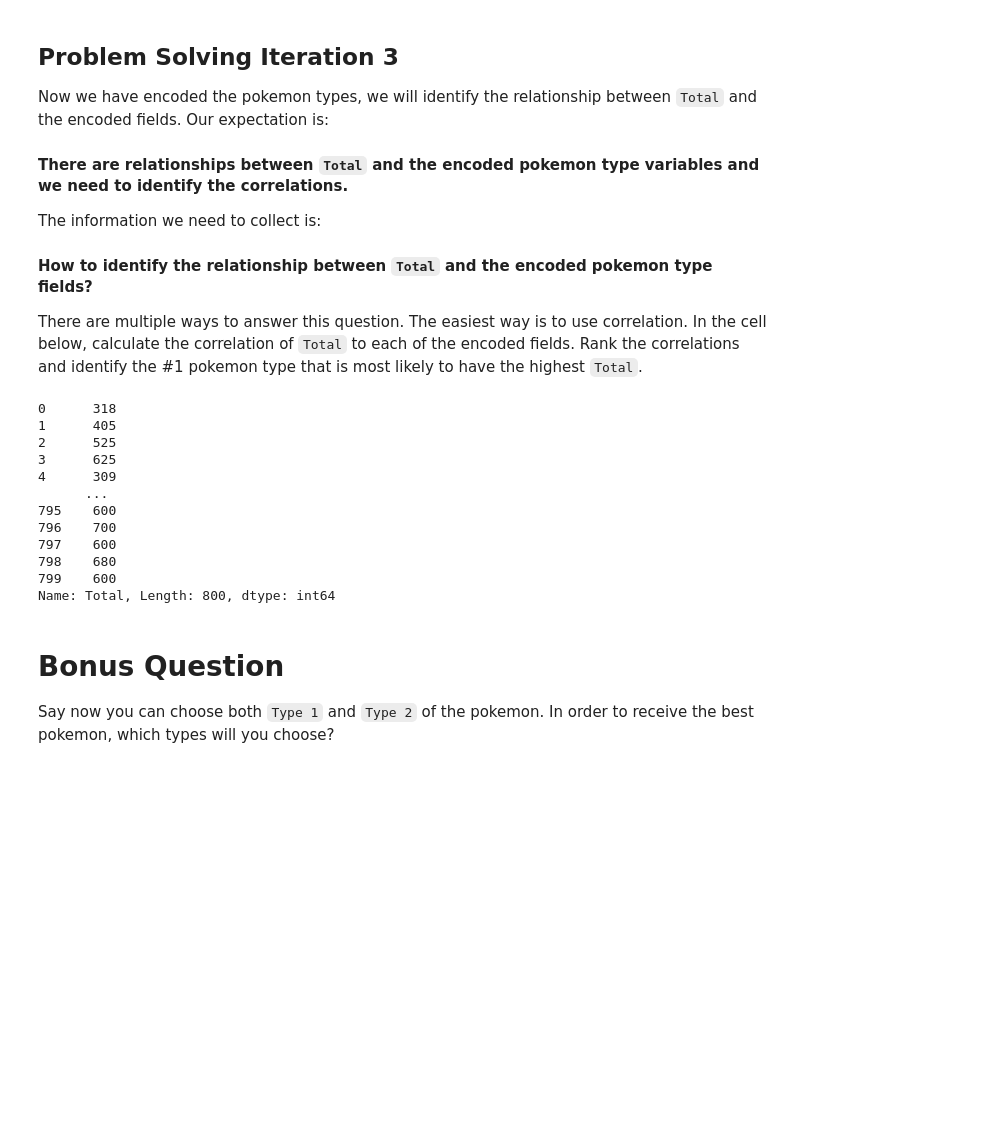
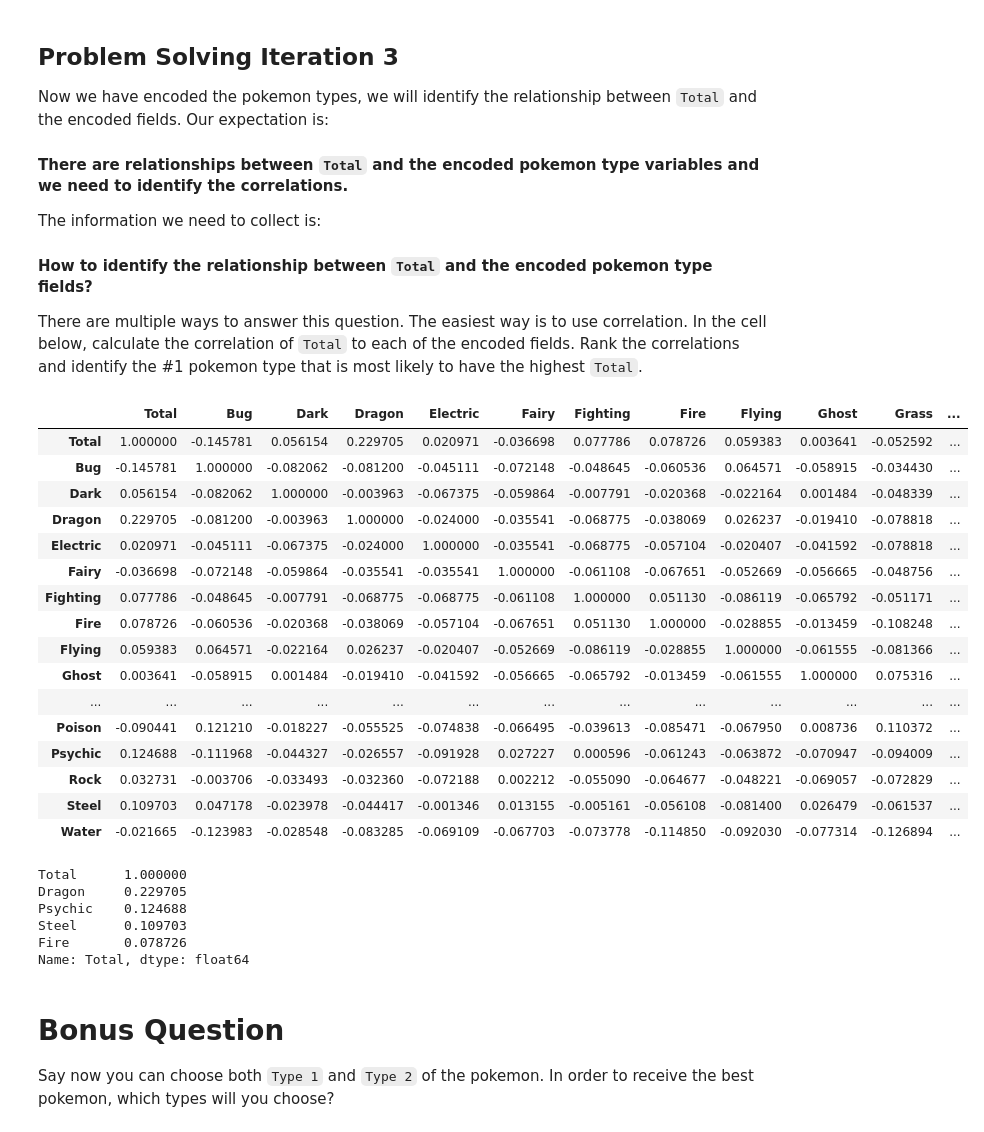
Before and after one commit to GorkaOu/lab-dataframe-calculations, a Jupyter notebook: your-code/challenge-2.ipynb, the cells around one changed output. Cells and saved outputs as stored; diff of their text form; code cells hidden in the pictures; blank space fills up the shorter version.

```diff
--- a/your-code/challenge-2.ipynb
+++ b/your-code/challenge-2.ipynb
@@ -121,22 +121,41 @@ The information we need to collect is:
 #### How to identify the relationship between `Total` and the encoded pokemon type fields?
 
 There are multiple ways to answer this question. The easiest way is to use correlation. In the cell below, calculate the correlation of `Total` to each of the encoded fields. Rank the correlations and identify the #1 pokemon type that is most likely to have the highest `Total`.
-# %%
-# your code here
-total = pokemon['Total']
-# %% [output]
-0      318
-1      405
-2      525
-3      625
-4      309
-      ...
-795    600
-796    700
-797    600
-798    680
-799    600
-Name: Total, Length: 800, dtype: int64
+# %%
+# your code here
+type_encode = pd.concat([pokemon['Total'], pokemon_encode], axis=1)
+import seaborn as sns
+
+correlations_matrix = type_encode.corr()
+display(correlations_matrix)
+# %% [output]
+|  | Total | Bug | Dark | Dragon | Electric | Fairy | Fighting | Fire | Flying | Ghost | Grass | ... |
+| Total | 1.000000 | -0.145781 | 0.056154 | 0.229705 | 0.020971 | -0.036698 | 0.077786 | 0.078726 | 0.059383 | 0.003641 | -0.052592 | ... |
+| Bug | -0.145781 | 1.000000 | -0.082062 | -0.081200 | -0.045111 | -0.072148 | -0.048645 | -0.060536 | 0.064571 | -0.058915 | -0.034430 | ... |
+| Dark | 0.056154 | -0.082062 | 1.000000 | -0.003963 | -0.067375 | -0.059864 | -0.007791 | -0.020368 | -0.022164 | 0.001484 | -0.048339 | ... |
+| Dragon | 0.229705 | -0.081200 | -0.003963 | 1.000000 | -0.024000 | -0.035541 | -0.068775 | -0.038069 | 0.026237 | -0.019410 | -0.078818 | ... |
+| Electric | 0.020971 | -0.045111 | -0.067375 | -0.024000 | 1.000000 | -0.035541 | -0.068775 | -0.057104 | -0.020407 | -0.041592 | -0.078818 | ... |
+| Fairy | -0.036698 | -0.072148 | -0.059864 | -0.035541 | -0.035541 | 1.000000 | -0.061108 | -0.067651 | -0.052669 | -0.056665 | -0.048756 | ... |
+| Fighting | 0.077786 | -0.048645 | -0.007791 | -0.068775 | -0.068775 | -0.061108 | 1.000000 | 0.051130 | -0.086119 | -0.065792 | -0.051171 | ... |
+| Fire | 0.078726 | -0.060536 | -0.020368 | -0.038069 | -0.057104 | -0.067651 | 0.051130 | 1.000000 | -0.028855 | -0.013459 | -0.108248 | ... |
+| Flying | 0.059383 | 0.064571 | -0.022164 | 0.026237 | -0.020407 | -0.052669 | -0.086119 | -0.028855 | 1.000000 | -0.061555 | -0.081366 | ... |
+| Ghost | 0.003641 | -0.058915 | 0.001484 | -0.019410 | -0.041592 | -0.056665 | -0.065792 | -0.013459 | -0.061555 | 1.000000 | 0.075316 | ... |
+| ... | ... | ... | ... | ... | ... | ... | ... | ... | ... | ... | ... | ... |
+| Poison | -0.090441 | 0.121210 | -0.018227 | -0.055525 | -0.074838 | -0.066495 | -0.039613 | -0.085471 | -0.067950 | 0.008736 | 0.110372 | ... |
+| Psychic | 0.124688 | -0.111968 | -0.044327 | -0.026557 | -0.091928 | 0.027227 | 0.000596 | -0.061243 | -0.063872 | -0.070947 | -0.094009 | ... |
+| Rock | 0.032731 | -0.003706 | -0.033493 | -0.032360 | -0.072188 | 0.002212 | -0.055090 | -0.064677 | -0.048221 | -0.069057 | -0.072829 | ... |
+| Steel | 0.109703 | 0.047178 | -0.023978 | -0.044417 | -0.001346 | 0.013155 | -0.005161 | -0.056108 | -0.081400 | 0.026479 | -0.061537 | ... |
+| Water | -0.021665 | -0.123983 | -0.028548 | -0.083285 | -0.069109 | -0.067703 | -0.073778 | -0.114850 | -0.092030 | -0.077314 | -0.126894 | ... |
+# %%
+correlations_sorted = correlations_matrix['Total'].sort_values(ascending=False)
+print(correlations_sorted.head(5))
+# %% [output]
+Total      1.000000
+Dragon     0.229705
+Psychic    0.124688
+Steel      0.109703
+Fire       0.078726
+Name: Total, dtype: float64
 # %% [markdown]
 # Bonus Question
 
```
Also changed, not shown: parts of 3 cells of this notebook, 2 other files.
